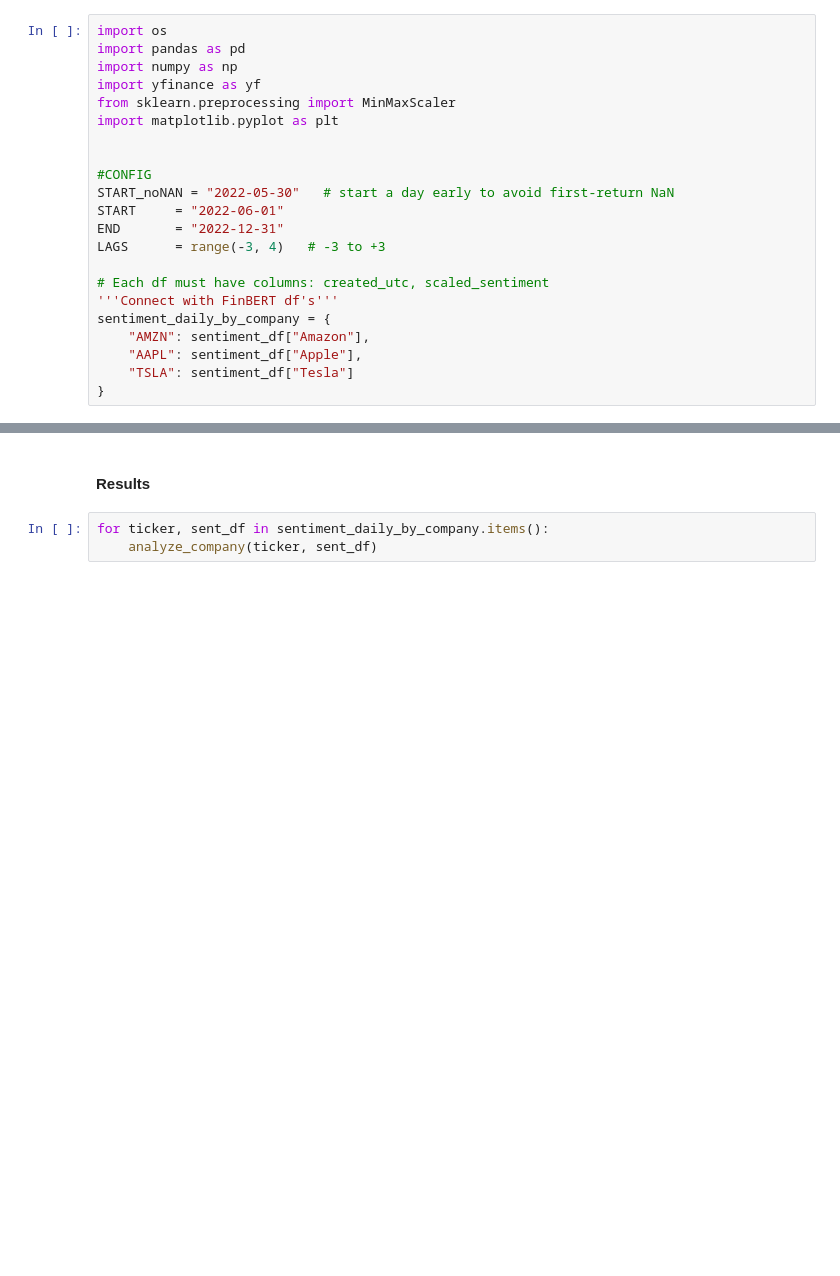
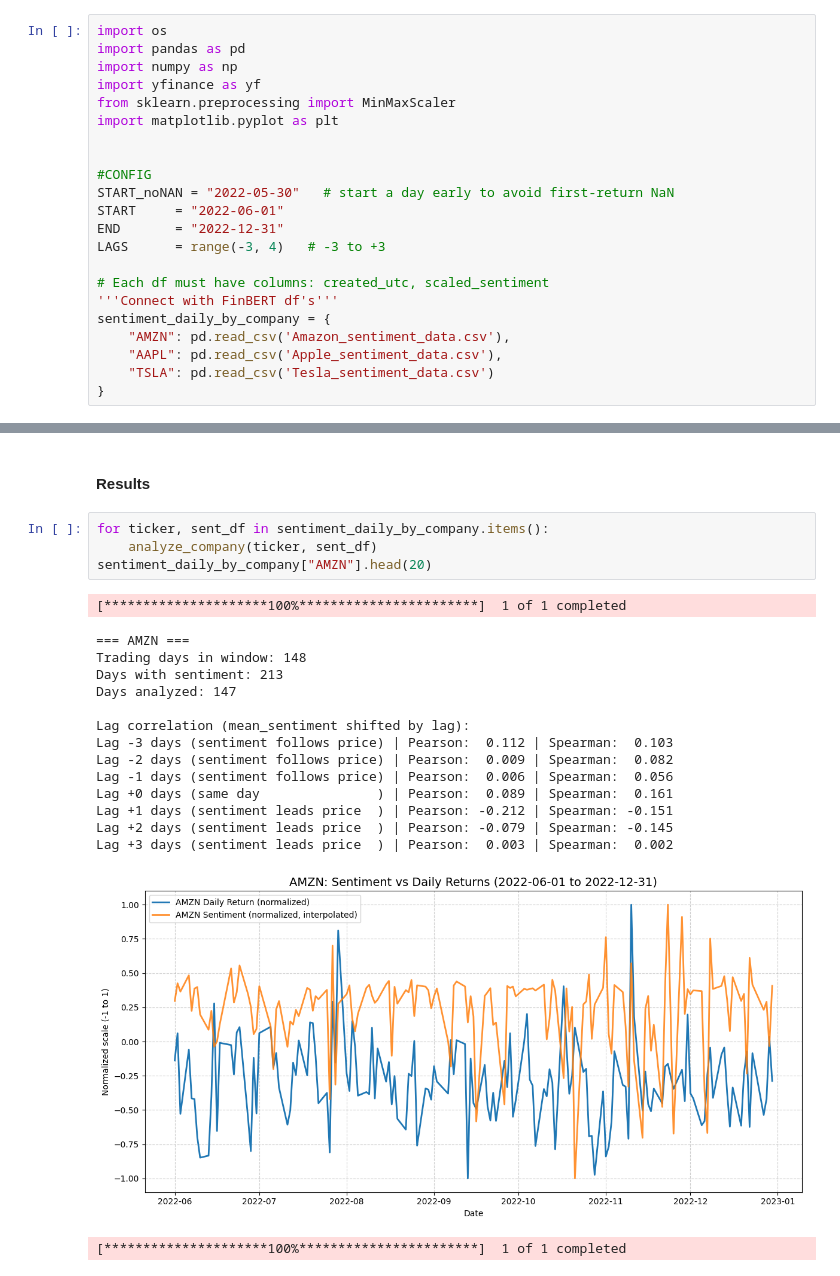
Before and after one commit to gungorman/NLP-Group-10, a Jupyter notebook: MAIN.ipynb, the cells around one changed output, grey strips where cells are left out. Saved outputs shown, nothing was run; the diff lists cells and outputs as text; blank space fills up the shorter version.

```diff
--- a/MAIN.ipynb
+++ b/MAIN.ipynb
@@ -565,7 +565,7 @@ LAGS      = range(-3, 4)   # -3 to +3
 # Each df must have columns: created_utc, scaled_sentiment
 '''Connect with FinBERT df's'''
 sentiment_daily_by_company = {
-    "AMZN": sentiment_df["Amazon"],
-    "AAPL": sentiment_df["Apple"],
-    "TSLA": sentiment_df["Tesla"]
+    "AMZN": pd.read_csv('Amazon_sentiment_data.csv'),
+    "AAPL": pd.read_csv('Apple_sentiment_data.csv'),
+    "TSLA": pd.read_csv('Tesla_sentiment_data.csv')
 }
@@ -661,3 +659,21 @@ def analyze_company(ticker, sent_df):
 # %%
 for ticker, sent_df in sentiment_daily_by_company.items():
     analyze_company(ticker, sent_df)
+sentiment_daily_by_company["AMZN"].head(20)
+# %% [output]
+[*********************100%***********************]  1 of 1 completed
+=== AMZN ===
+Trading days in window: 148
+Days with sentiment: 213
+Days analyzed: 147
+
+Lag correlation (mean_sentiment shifted by lag):
+Lag -3 days (sentiment follows price) | Pearson:  0.112 | Spearman:  0.103
+Lag -2 days (sentiment follows price) | Pearson:  0.009 | Spearman:  0.082
+Lag -1 days (sentiment follows price) | Pearson:  0.006 | Spearman:  0.056
+Lag +0 days (same day               ) | Pearson:  0.089 | Spearman:  0.161
+Lag +1 days (sentiment leads price  ) | Pearson: -0.212 | Spearman: -0.151
+Lag +2 days (sentiment leads price  ) | Pearson: -0.079 | Spearman: -0.145
+Lag +3 days (sentiment leads price  ) | Pearson:  0.003 | Spearman:  0.002
+[figure, added]
+[*********************100%***********************]  1 of 1 completed
```
Also changed, not shown: parts of 2 cells of this notebook.
